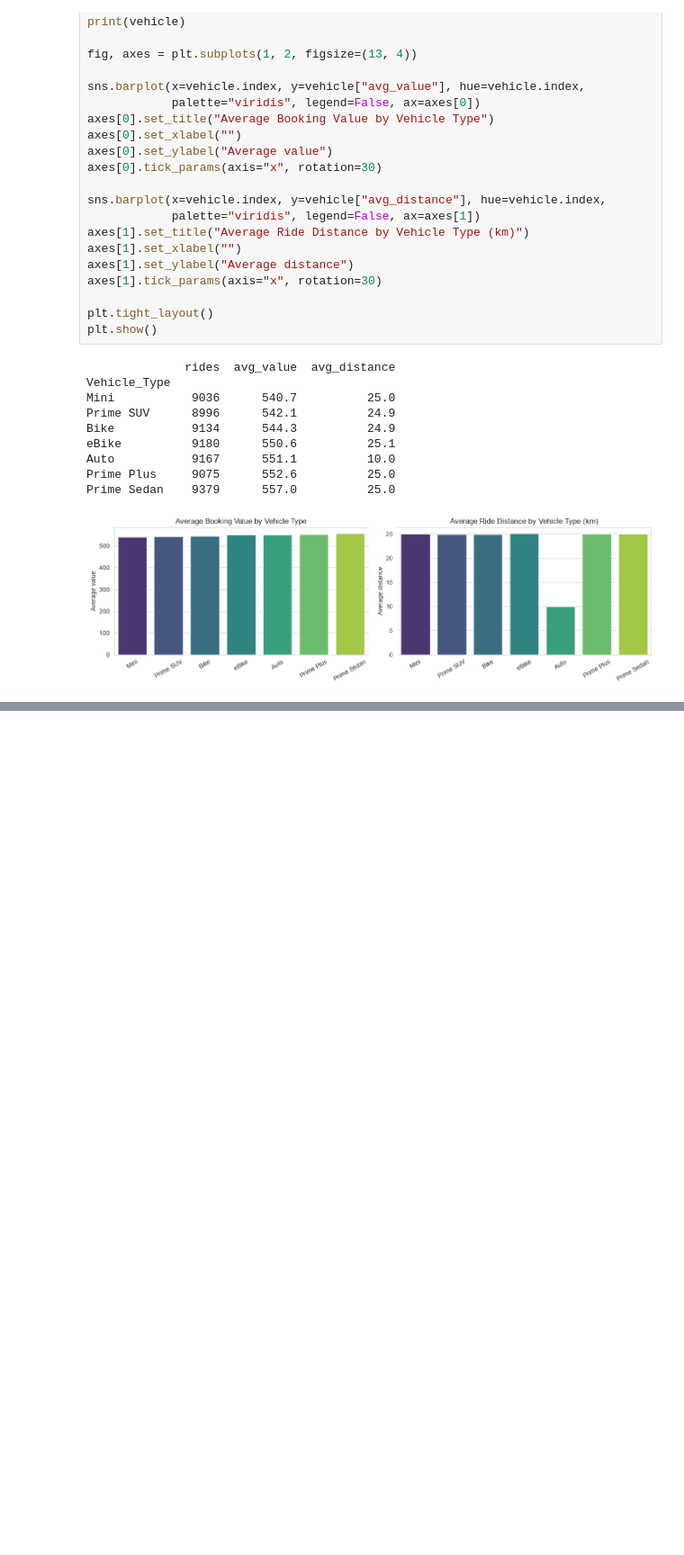
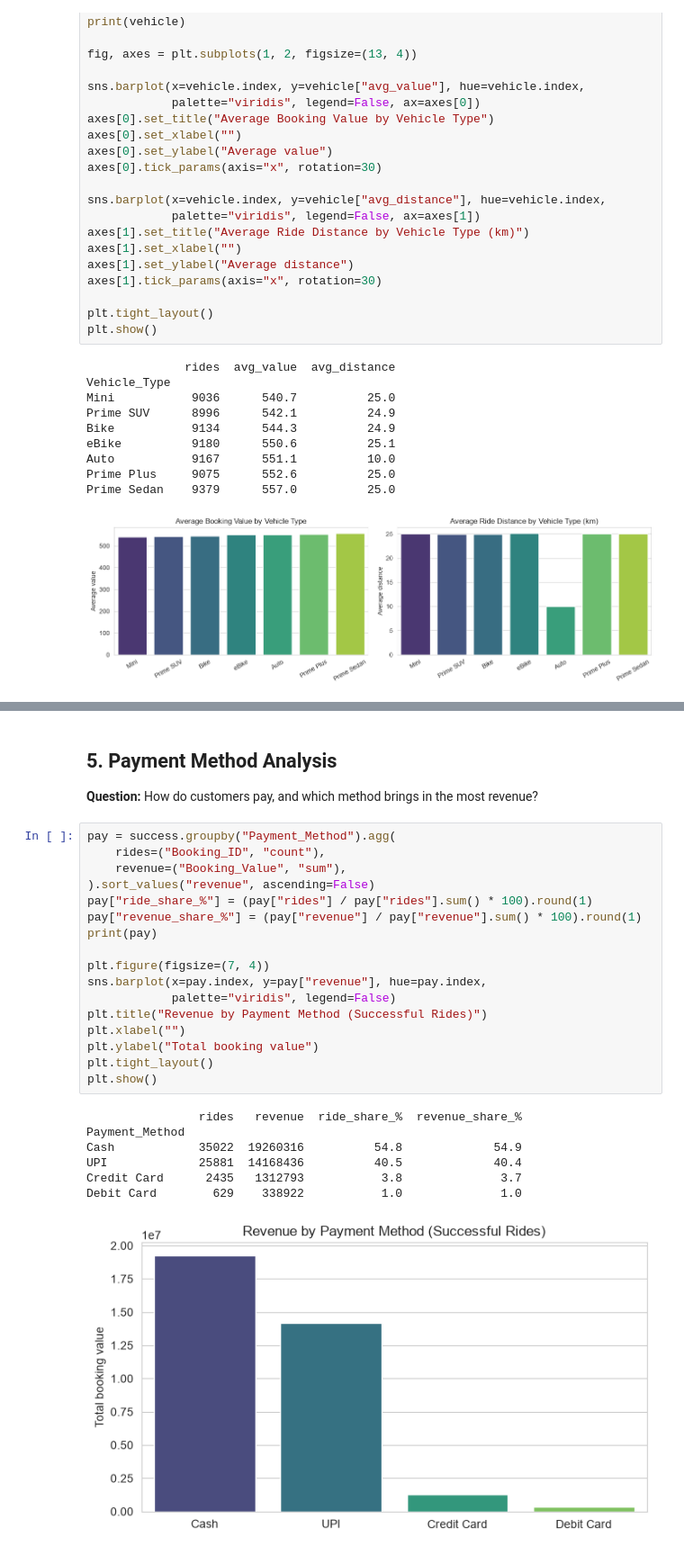
Before and after one commit to stutigoyal8999/Labmentix_Internship_Business-Analytics, a Jupyter notebook: Project-3/notebooks/cleaning_eda.ipynb, the cells around one changed output, grey strips where cells are left out. Shown at 90% size. Cells and saved outputs as stored; diff of their text form; blank space fills up the shorter version.

Commit message:
EDA : payment method analysis

```diff
--- a/Project-3/notebooks/cleaning_eda.ipynb
+++ b/Project-3/notebooks/cleaning_eda.ipynb
@@ -275,0 +284,29 @@ Prime Sedan    9379      557.0          25.0
+# %% [markdown]
+## 5. Payment Method Analysis
+
+**Question:** How do customers pay, and which method brings in the most revenue?
+# %%
+pay = success.groupby("Payment_Method").agg(
+    rides=("Booking_ID", "count"),
+    revenue=("Booking_Value", "sum"),
+).sort_values("revenue", ascending=False)
+pay["ride_share_%"] = (pay["rides"] / pay["rides"].sum() * 100).round(1)
+pay["revenue_share_%"] = (pay["revenue"] / pay["revenue"].sum() * 100).round(1)
+print(pay)
+
+plt.figure(figsize=(7, 4))
+sns.barplot(x=pay.index, y=pay["revenue"], hue=pay.index,
+            palette="viridis", legend=False)
+plt.title("Revenue by Payment Method (Successful Rides)")
+plt.xlabel("")
+plt.ylabel("Total booking value")
+plt.tight_layout()
+plt.show()
+# %% [output]
+                rides   revenue  ride_share_%  revenue_share_%
+Payment_Method
+Cash            35022  19260316          54.8             54.9
+UPI             25881  14168436          40.5             40.4
+Credit Card      2435   1312793           3.8              3.7
+Debit Card        629    338922           1.0              1.0
+[figure, added]
```
Also changed, not shown: parts of 2 cells of this notebook.
